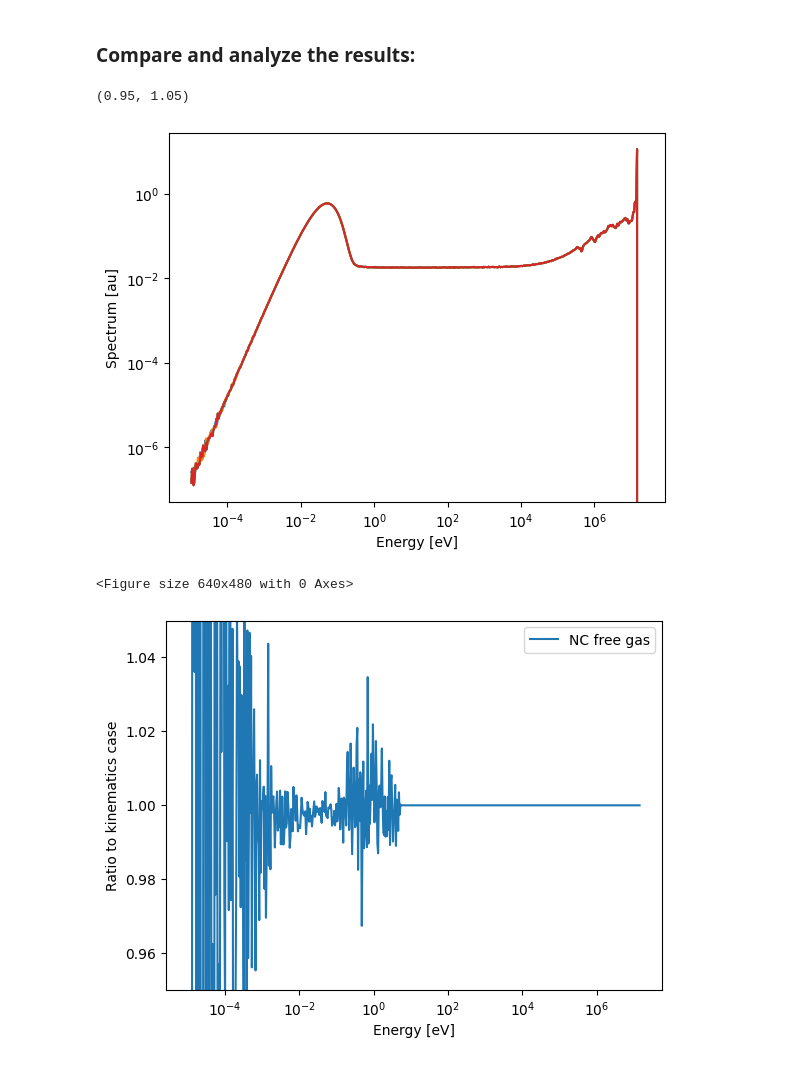
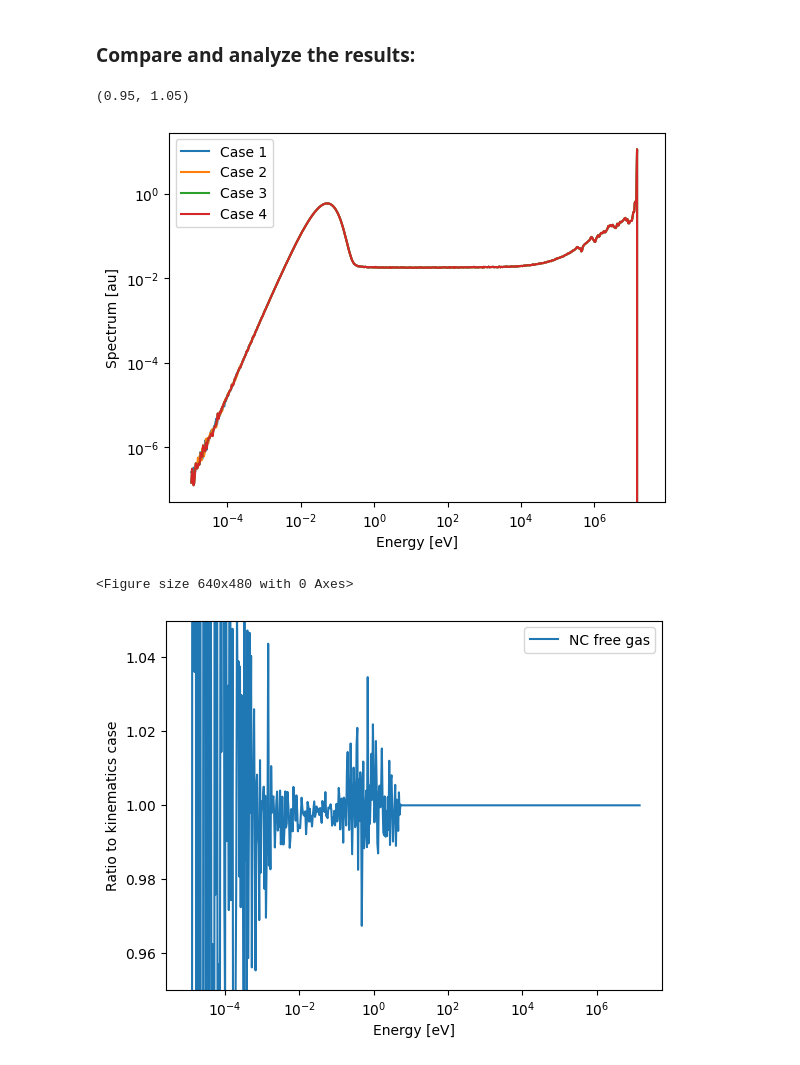
Before and after one commit to highness-eu/TSL_School, a Jupyter notebook: openmc/Examples/FreeGas/TSL_School-FreeGas.ipynb, the cells around one changed output. Drawn from its saved outputs; the diff is of its cells as text; code cells hidden in the pictures.

Commit message:
Update plots

```diff
--- a/openmc/Examples/FreeGas/TSL_School-FreeGas.ipynb
+++ b/openmc/Examples/FreeGas/TSL_School-FreeGas.ipynb
@@ -580,34 +582,35 @@ openmc.run()
 # %% [markdown]
 ### Compare and analyze the results:
 # %%
-plt.loglog(E1,phi1)
-plt.loglog(E2,phi2)
-plt.loglog(E3,phi3)
-plt.loglog(E4,phi4)
+plt.loglog(E1,phi1, label='Case 1')
+plt.loglog(E2,phi2, label='Case 2')
+plt.loglog(E3,phi3, label='Case 3')
+plt.loglog(E4,phi4, label='Case 4')
+plt.legend()
 plt.xlabel('Energy [eV]')
 plt.ylabel('Spectrum [au]')
 plt.figure()
 plt.figure()
 plt.semilogx(E1, phi2/phi1, label='NC free gas')
 plt.xlabel('Energy [eV]')
 plt.ylabel('Ratio to kinematics case')
 plt.legend()
 plt.ylim(0.95, 1.05)
 plt.figure()
 plt.semilogx(E1, phi3/phi1, label='LEAPR / THERMR')
 plt.xlabel('Energy [eV]')
 plt.ylabel('Ratio to kinematics case')
 plt.legend()
 plt.ylim(0.95, 1.05)
 plt.figure()
 plt.semilogx(E1, phi4/phi1, label='LEAPR / NCrystal')
 plt.xlabel('Energy [eV]')
 plt.ylabel('Ratio to kinematics case')
 plt.legend()
 plt.ylim(0.95, 1.05)
 # %% [output]
 (0.95, 1.05)
-[figure, old version]
+[figure, new version]
 <Figure size 640x480 with 0 Axes>
 [figure]
 [figure]
```
Also changed, not shown: parts of 3 cells of this notebook.
